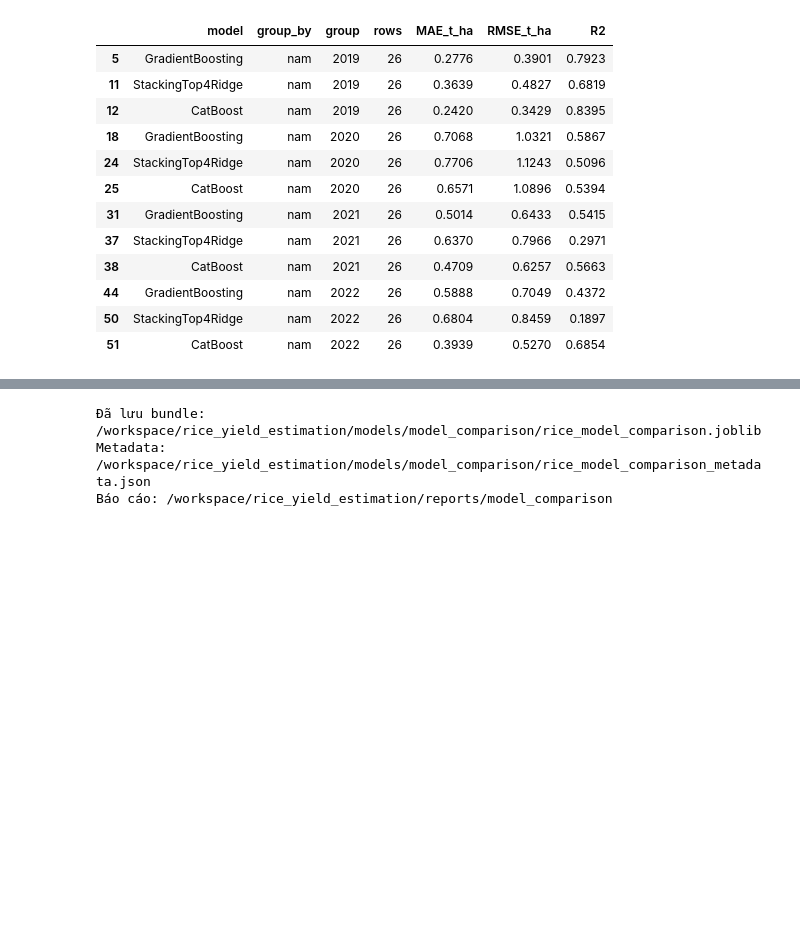
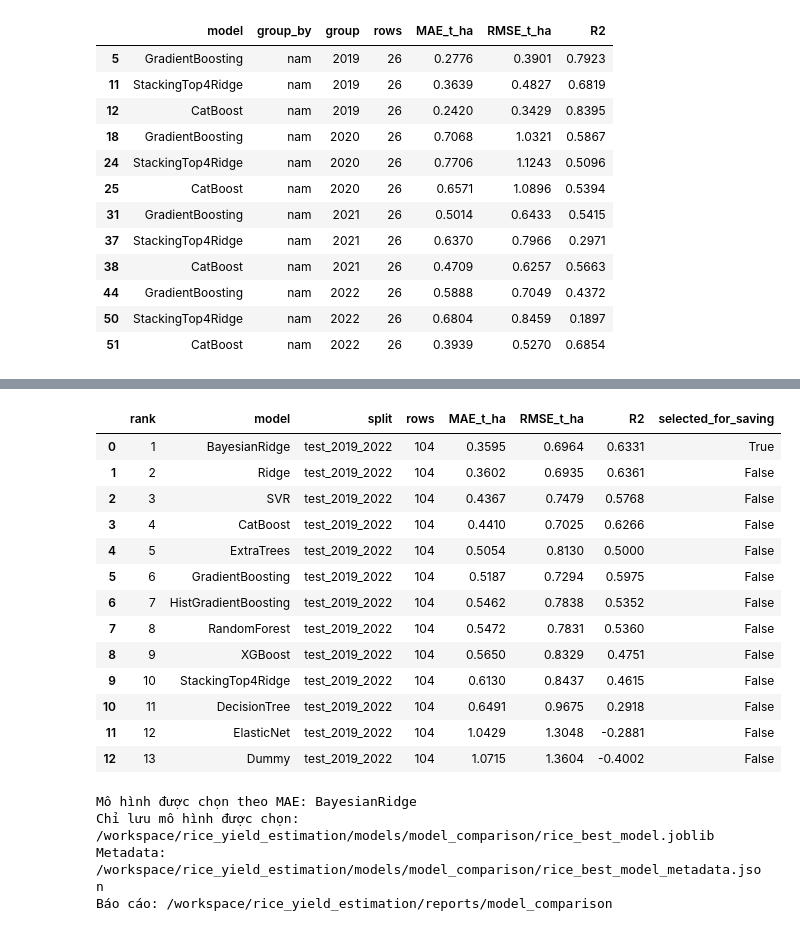
Before and after one commit to tuan-205/rice_yield_estimation, a Jupyter notebook: notebook/ensemble_training_rice_yield.ipynb, the cells around one changed output, grey strips where cells are left out. Saved outputs shown, nothing was run; the diff lists cells and outputs as text; code cells hidden in the pictures; blank space fills up the shorter version.

```diff
--- a/notebook/ensemble_training_rice_yield.ipynb
+++ b/notebook/ensemble_training_rice_yield.ipynb
@@ -928,14 +934,37 @@ Báo cáo gồm điểm Train/Validation/Test, bảng chọn top 4, dự đoán
 # %%
-bundle_path = MODELS_DIR / 'rice_model_comparison.joblib'
-metadata_path = MODELS_DIR / 'rice_model_comparison_metadata.json'
-catboost_path = MODELS_DIR / 'rice_catboost_base.cbm'
-bundle = {
-    'models': final_models, 'meta_learner': meta_learner,
-    'stack_name': STACK_NAME, 'top4': TOP4, 'best_base_on_validation': BEST_BASE,
-    'feature_names': FEATURES, 'preprocessing': PREPROCESSING,
-}
-joblib.dump(bundle, bundle_path, compress=3)
-final_models['CatBoost'].save_model(str(catboost_path))
+ranking_df = test_metrics.sort_values(['MAE_t_ha', 'RMSE_t_ha', 'model']).reset_index(drop=True)
+BEST_NAME = ranking_df.loc[0, 'model']
+ranking_df.insert(0, 'rank', np.arange(1, len(ranking_df) + 1))
+ranking_df['selected_for_saving'] = ranking_df['model'].eq(BEST_NAME)
+BEST_SCORES = ranking_df.iloc[0][['MAE_t_ha', 'RMSE_t_ha', 'R2']].to_dict()
+display(ranking_df.round(4))
+
+def make_selected_artifact(name, models, meta_model, top4, features, schema, stack_name):
+    artifact = {'model_name': name, 'feature_names': list(features), 'preprocessing': schema}
+    if name == stack_name:
+        artifact.update(kind='stacking', base_models={key: models[key] for key in top4},
+                        meta_learner=meta_model, top4=list(top4))
+    else:
+        artifact.update(kind='single', model=models[name])
+    return artifact
+
+def predict_selected_model(frame, artifact):
+    features = prepare_features(frame, artifact['feature_names'], artifact['preprocessing'])
+    if artifact['kind'] == 'stacking':
+        meta_input = pd.DataFrame({name: artifact['base_models'][name].predict(features)
+                                   for name in artifact['top4']}, index=features.index)
+        prediction = artifact['meta_learner'].predict(meta_input)
+    elif artifact['kind'] == 'single':
+        prediction = artifact['model'].predict(features)
+    else:
+        raise ValueError(f"Loại mô hình không được hỗ trợ: {artifact['kind']}")
+    return np.asarray(prediction, dtype=float)
+
+best_model_path = MODELS_DIR / 'rice_best_model.joblib'
+metadata_path = MODELS_DIR / 'rice_best_model_metadata.json'
+best_artifact = make_selected_artifact(BEST_NAME, final_models, meta_learner, TOP4,
+                                      FEATURES, PREPROCESSING, STACK_NAME)
+joblib.dump(best_artifact, best_model_path, compress=3)
 model_parameters = {}
 for name, template in templates.items():
     regressor = template.named_steps['regressor'] if isinstance(template, Pipeline) else template
@@ -959,42 +988,65 @@ metadata = {
     'stacking_validation_score': None,
     'stacking_validation_score_reason': '2016-2018 labels used to select bases and fit meta learner',
     'test_used_for_fitting_or_top4_selection': False,
+    'test_used_for_model_selection': True,
+    'saved_model': BEST_NAME, 'saved_model_kind': best_artifact['kind'],
+    'saved_model_selection_rule': 'test_MAE_then_RMSE_then_name',
+    'saved_model_metrics': BEST_SCORES,
+    'saved_model_metrics_are_independent_after_selection': False,
     'random_state': RANDOM_STATE, 'sort_keys': SORT_KEYS,
     'vci_baseline_years': [2000, 2015], 'rice_mask_year': 2020,
     'window_policy': 'dong_xuan=Nov-Apr; he_thu-thu_dong=Apr-Nov (proxy)',
     'data_file': str(DATA_FILE.relative_to(PROJECT_ROOT)),
     'data_sha256': hashlib.sha256(DATA_FILE.read_bytes()).hexdigest(),
     'versions': {'python': platform.python_version(), 'numpy': np.__version__, 'pandas': pd.__version__,
                  'sklearn': sklearn.__version__, 'xgboost': xgboost.__version__,
                  'catboost': catboost.__version__, 'joblib': joblib.__version__,
                  'matplotlib': matplotlib.__version__},
     'limitations': ['Retrospective estimation with static 2020 rice mask.',
                     'Observation windows must be complete; not pre-harvest forecasting.',
                     'VCI 2000-2015 baseline unsuitable for forward OOF before 2016.',
                     '2016-2018 is development data for selection and meta fitting.',
                     'Same 2019-2022 test period already reported in an earlier experiment.',
-                    'No unseen-province test or statistical significance claim.'],
+                    'No unseen-province test or statistical significance claim.',
+                    'Winner chosen using test metrics; new data needed for independent evaluation.'],
     'test_metrics': test_metrics.to_dict(orient='records'),
 }
 metadata_path.write_text(json.dumps(metadata, ensure_ascii=False, indent=2, default=str) + '\n', encoding='utf-8')
 for table, filename in [
     (metrics_all, 'rice_model_metrics.csv'),
+    (ranking_df, 'rice_model_ranking.csv'),
     (base_validation_metrics.assign(selected_for_stack=lambda x: x['model'].isin(TOP4)), 'rice_base_selection.csv'),
     (stacking_comparison, 'rice_stacking_comparison.csv'),
     (meta_oof_report, 'rice_meta_oof_predictions.csv'),
     (fold_summary, 'rice_meta_oof_folds.csv'),
     (timing_df, 'rice_model_timings.csv'),
     (prediction_df, 'rice_test_predictions.csv'),
     (group_metrics, 'rice_test_metrics_by_group.csv'),
     (split_summary, 'rice_split_summary.csv'),
 ]:
     table.to_csv(REPORTS_DIR / filename, index=False, encoding='utf-8-sig')
 corr_table.to_csv(REPORTS_DIR / 'rice_train_correlations.csv', encoding='utf-8-sig')
-print('Đã lưu bundle:', bundle_path)
+print('Mô hình được chọn theo MAE:', BEST_NAME)
+print('Chỉ lưu mô hình được chọn:', best_model_path)
 print('Metadata:', metadata_path)
 print('Báo cáo:', REPORTS_DIR)
 # %% [output]
+|  | rank | model | split | rows | MAE_t_ha | RMSE_t_ha | R2 | selected_for_saving |
+| 0 | 1 | BayesianRidge | test_2019_2022 | 104 | 0.3595 | 0.6964 | 0.6331 | True |
+| 1 | 2 | Ridge | test_2019_2022 | 104 | 0.3602 | 0.6935 | 0.6361 | False |
+| 2 | 3 | SVR | test_2019_2022 | 104 | 0.4367 | 0.7479 | 0.5768 | False |
+| 3 | 4 | CatBoost | test_2019_2022 | 104 | 0.4410 | 0.7025 | 0.6266 | False |
+| 4 | 5 | ExtraTrees | test_2019_2022 | 104 | 0.5054 | 0.8130 | 0.5000 | False |
+| 5 | 6 | GradientBoosting | test_2019_2022 | 104 | 0.5187 | 0.7294 | 0.5975 | False |
+| 6 | 7 | HistGradientBoosting | test_2019_2022 | 104 | 0.5462 | 0.7838 | 0.5352 | False |
+| 7 | 8 | RandomForest | test_2019_2022 | 104 | 0.5472 | 0.7831 | 0.5360 | False |
+| 8 | 9 | XGBoost | test_2019_2022 | 104 | 0.5650 | 0.8329 | 0.4751 | False |
+| 9 | 10 | StackingTop4Ridge | test_2019_2022 | 104 | 0.6130 | 0.8437 | 0.4615 | False |
+| 10 | 11 | DecisionTree | test_2019_2022 | 104 | 0.6491 | 0.9675 | 0.2918 | False |
+| 11 | 12 | ElasticNet | test_2019_2022 | 104 | 1.0429 | 1.3048 | -0.2881 | False |
+| 12 | 13 | Dummy | test_2019_2022 | 104 | 1.0715 | 1.3604 | -0.4002 | False |
-Đã lưu bundle: /workspace/rice_yield_estimation/models/model_comparison/rice_model_comparison.joblib
-Metadata: /workspace/rice_yield_estimation/models/model_comparison/rice_model_comparison_metadata.json
+Mô hình được chọn theo MAE: BayesianRidge
+Chỉ lưu mô hình được chọn: /workspace/rice_yield_estimation/models/model_comparison/rice_best_model.joblib
+Metadata: /workspace/rice_yield_estimation/models/model_comparison/rice_best_model_metadata.json
 Báo cáo: /workspace/rice_yield_estimation/reports/model_comparison
 # %% [markdown]
```
Also changed, not shown: parts of 16 cells of this notebook, 15 other files.
